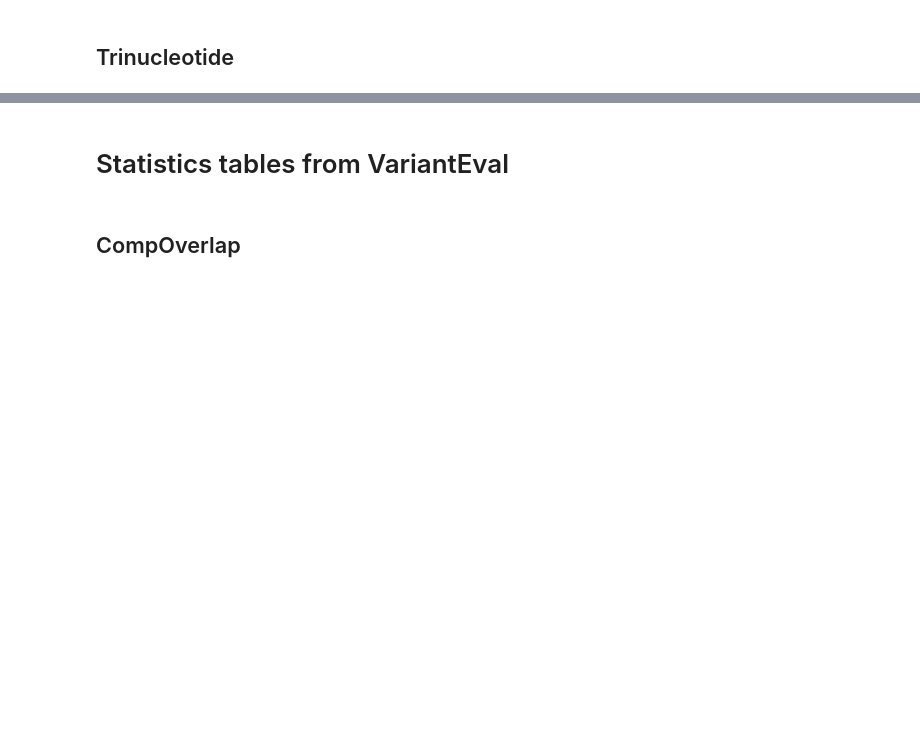
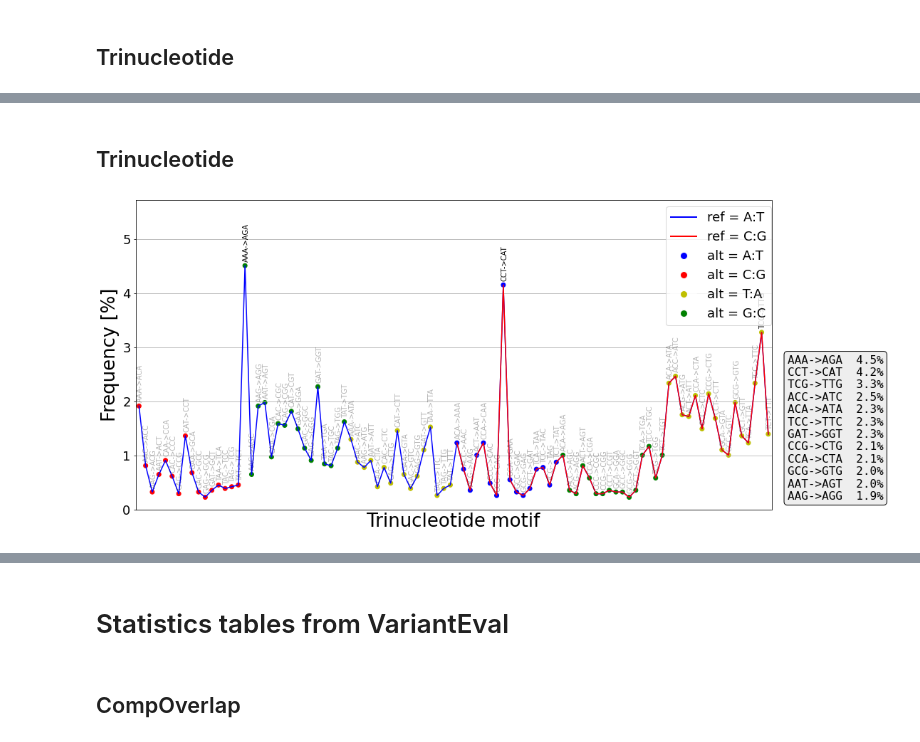
Before and after one commit to Ultimagen/VariantCalling, a Jupyter notebook: src/python/reports/report_wo_gt.ipynb, the cells around one changed output, grey strips where cells are left out. Saved outputs shown, nothing was run; the diff lists cells and outputs as text; code cells hidden in the pictures; blank space fills up the shorter version.

```diff
--- a/src/python/reports/report_wo_gt.ipynb
+++ b/src/python/reports/report_wo_gt.ipynb
@@ -431,0 +491,6 @@ NameError: name 'revcomp' is not defined
+# %% [markdown]
+## Trinucleotide
+# %%
+Trinucleotide_graph(filtered_motifs)
+# %% [output]
+[figure, added]
```
Also changed, not shown: parts of 39 cells of this notebook, 1 other file.
